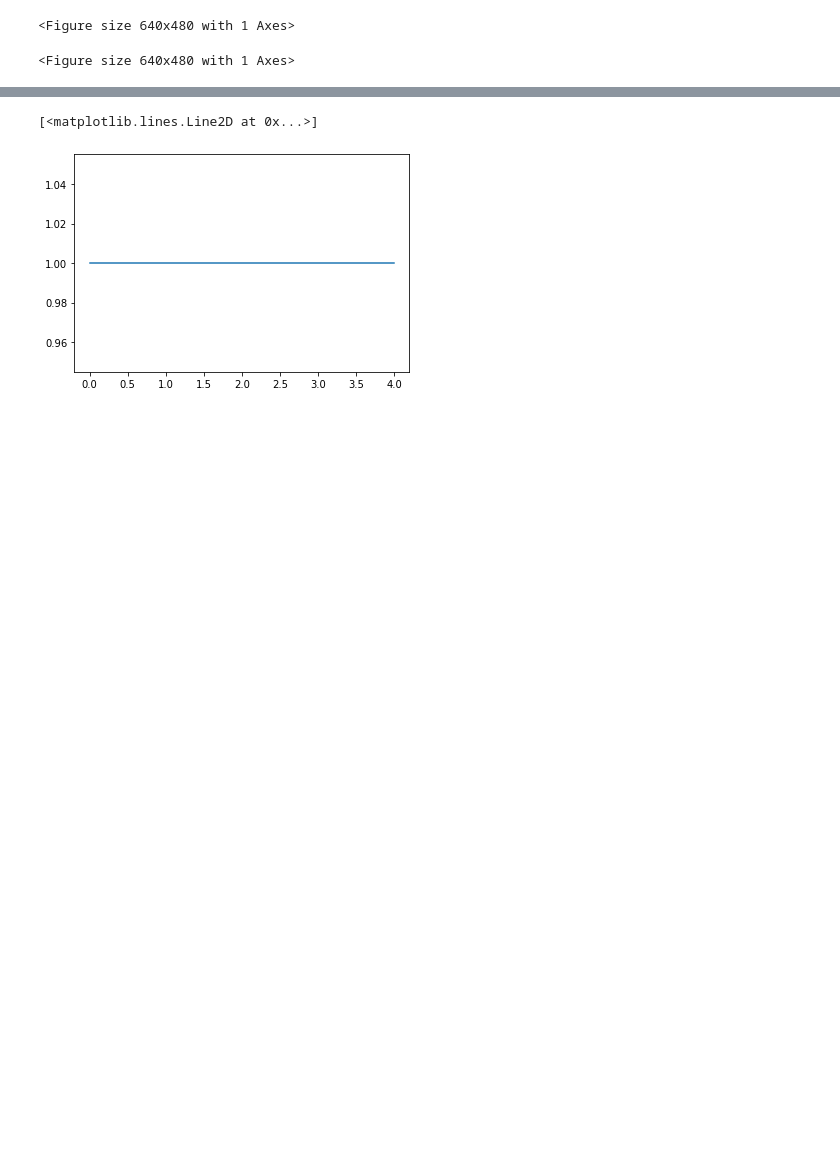
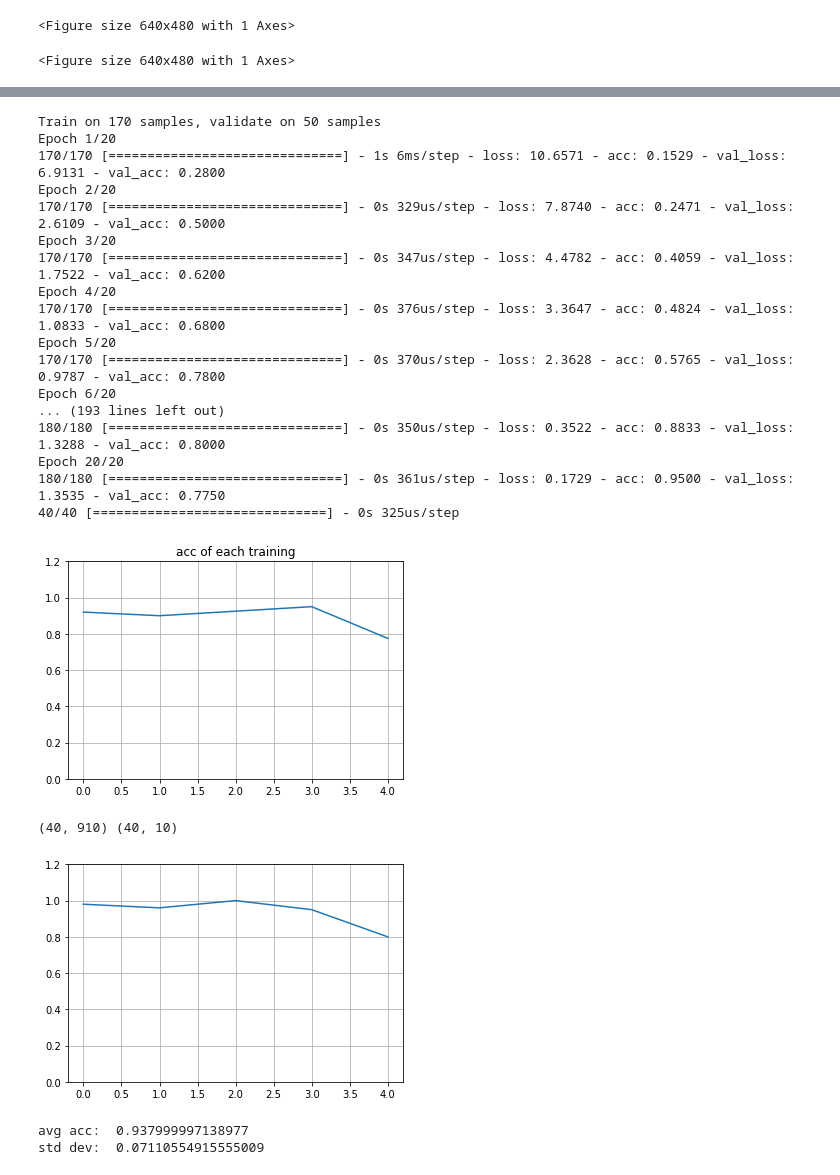
Before and after one commit to wbornus/Technologia-Mowy---Rozpoznawanie-Cyfr, a Jupyter notebook: MLP_crossvalidation/train_validation.ipynb, the cells around one changed output, grey strips where cells are left out. Cells and saved outputs as stored; diff of their text form; code cells hidden in the pictures; blank space fills up the shorter version.

Commit message:
Train_Validate_Networks
Training and validating dense and convolutional neural networks.

```diff
--- a/MLP_crossvalidation/train_validation.ipynb
+++ b/MLP_crossvalidation/train_validation.ipynb
@@ -233,6 +289,38 @@ Epoch 20/20
+# %%
+from utils import train_and_validate
+
+models = train_and_validate(X, y, model_type='dense', epochs=20)
+# %% [output]
+Train on 170 samples, validate on 50 samples
+Epoch 1/20
+170/170 [==============================] - 1s 6ms/step - loss: 10.6571 - acc: 0.1529 - val_loss: 6.9131 - val_acc: 0.2800
+Epoch 2/20
+170/170 [==============================] - 0s 329us/step - loss: 7.8740 - acc: 0.2471 - val_loss: 2.6109 - val_acc: 0.5000
+Epoch 3/20
+170/170 [==============================] - 0s 347us/step - loss: 4.4782 - acc: 0.4059 - val_loss: 1.7522 - val_acc: 0.6200
+Epoch 4/20
+170/170 [==============================] - 0s 376us/step - loss: 3.3647 - acc: 0.4824 - val_loss: 1.0833 - val_acc: 0.6800
+Epoch 5/20
+170/170 [==============================] - 0s 370us/step - loss: 2.3628 - acc: 0.5765 - val_loss: 0.9787 - val_acc: 0.7800
+Epoch 6/20
+... (193 lines left out)
+180/180 [==============================] - 0s 350us/step - loss: 0.3522 - acc: 0.8833 - val_loss: 1.3288 - val_acc: 0.8000
+Epoch 20/20
+180/180 [==============================] - 0s 361us/step - loss: 0.1729 - acc: 0.9500 - val_loss: 1.3535 - val_acc: 0.7750
+40/40 [==============================] - 0s 325us/step
+[figure, added]
+# %%
+print(X_test_flat.shape, y_test_onehot.shape)
+# %% [output]
+(40, 910) (40, 10)
 # %%
 plt.plot(acc_vector)
-#plt.ylim(0,1)
+plt.ylim(0,1.2)
+plt.grid()
+plt.show()
+print('avg acc: ', np.mean(acc_vector))
+print('std dev: ', np.std(acc_vector))
 # %% [output]
+[figure, new version]
-[<matplotlib.lines.Line2D at 0x...>]
+avg acc:  0.937999997138977
+std dev:  0.07110554915555009
-[figure, old version]
```
Also changed, not shown: parts of 4 cells of this notebook, 8 other files.
